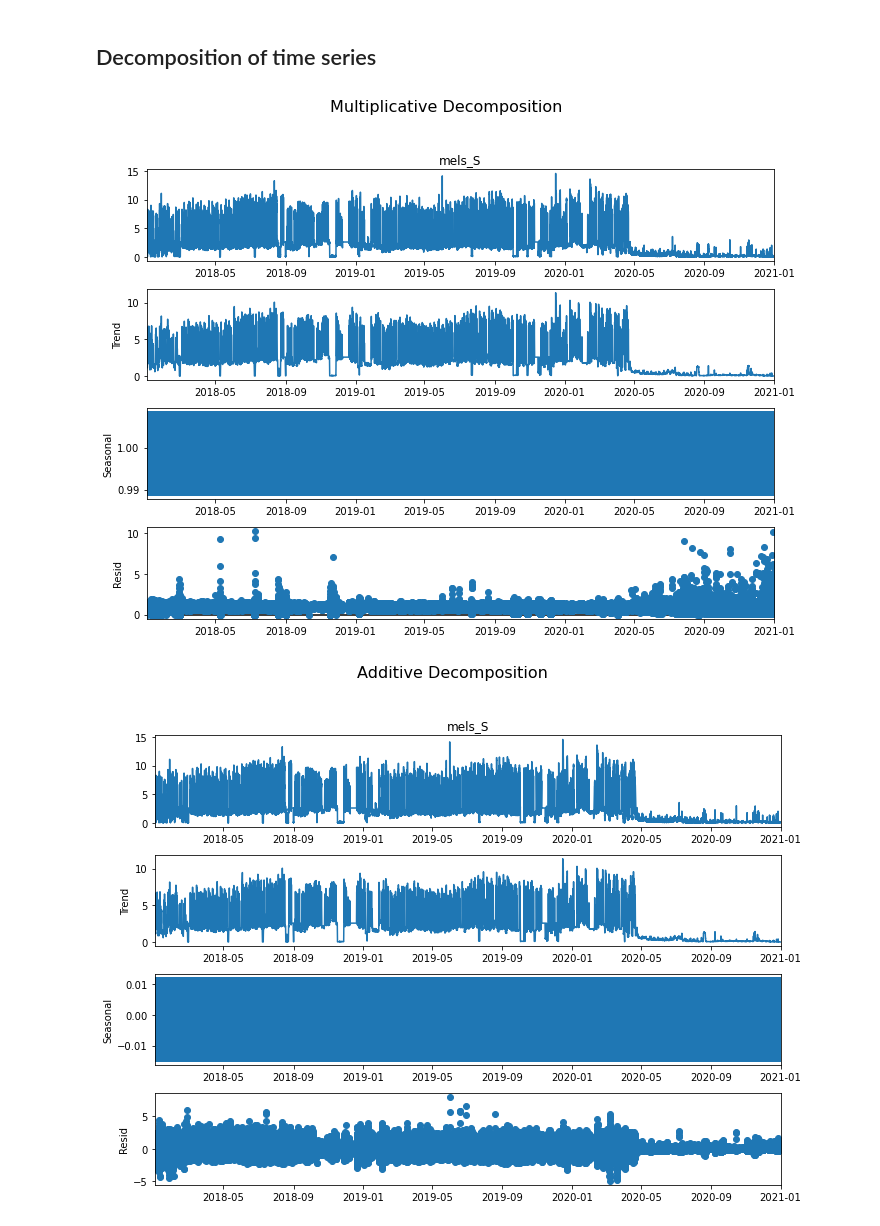
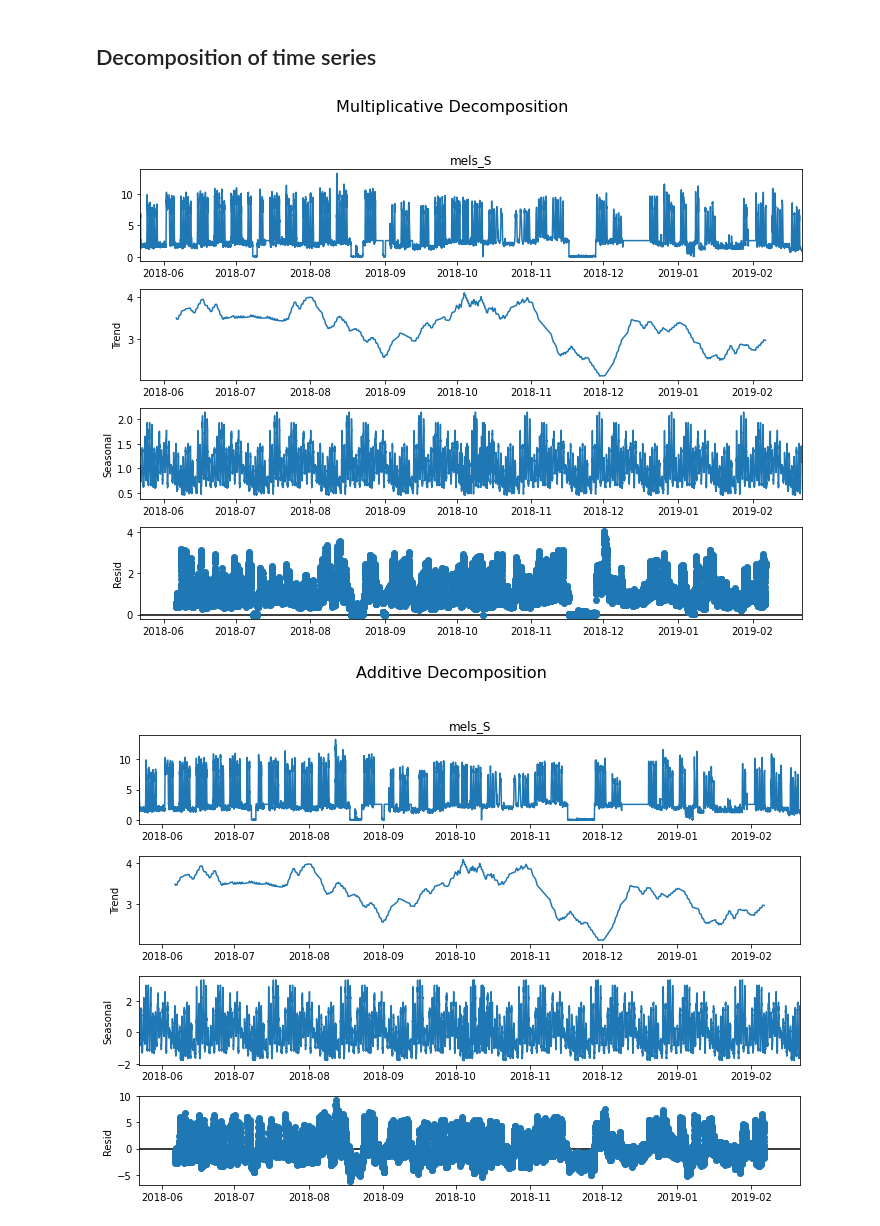
Before and after one commit to maaguado/time-series-building59, a Jupyter notebook: time_series_components.ipynb, the cells around one changed output. Saved outputs shown, nothing was run; the diff lists cells and outputs as text; code cells hidden in the pictures.

Commit message:
analisis componentes y mini modelo arima hecho

```diff
--- a/time_series_components.ipynb
+++ b/time_series_components.ipynb
@@ -55,0 +67,3 @@ var = 'mels_S'
+# %%
+start = '2018-05-22 07:00:00'
+end = '2019-02-21 10:11:00'
@@ -56,3 +87,5 @@ var = 'mels_S'
+# %%
+energy_use = energy_use[(energy_use.index>=start)&(energy_use.index<=end)]
 # %% [markdown]
 ### Trend detection
 
@@ -218,26 +283,27 @@ plot_hpfilter2(energy_use, var, 'Cyclic variations from variable: ' + var)
 # %%
 from statsmodels.tsa.seasonal import seasonal_decompose
 from dateutil.parser import parse
 
 def mostrar_descomp(df, variable, period):
     # Multiplicative Decomposition
     multiplicative_decomposition = seasonal_decompose(df[variable], model='multiplicative', period = period)
 
     # Additive Decomposition
-    additive_decomposition = seasonal_decompose(df[variable], model='additive', period = period)
+    additive_decomposition = seasonal_decompose(df[variable], model='add', period = period)
 
     # Plot
     plt.rcParams.update({'figure.figsize': (10,8)})
     multiplicative_decomposition.plot().suptitle('Multiplicative Decomposition', fontsize=16)
     plt.tight_layout(rect=[0, 0.03, 1, 0.95])
 
     additive_decomposition.plot().suptitle('Additive Decomposition', fontsize=16)
     plt.tight_layout(rect=[0, 0.03, 1, 0.95])
 
     plt.show()
 
 
-mostrar_descomp(energy_use, var, 36)
+#Monthly period (means that the cycle of seasonality is a month)
+mostrar_descomp(energy_use, var, 2880)
 # %% [output]
-[figure, old version]
+[figure, new version]
-[figure, old version]
+[figure, new version]
```
Also changed, not shown: parts of 31 cells of this notebook, 2 other files.
